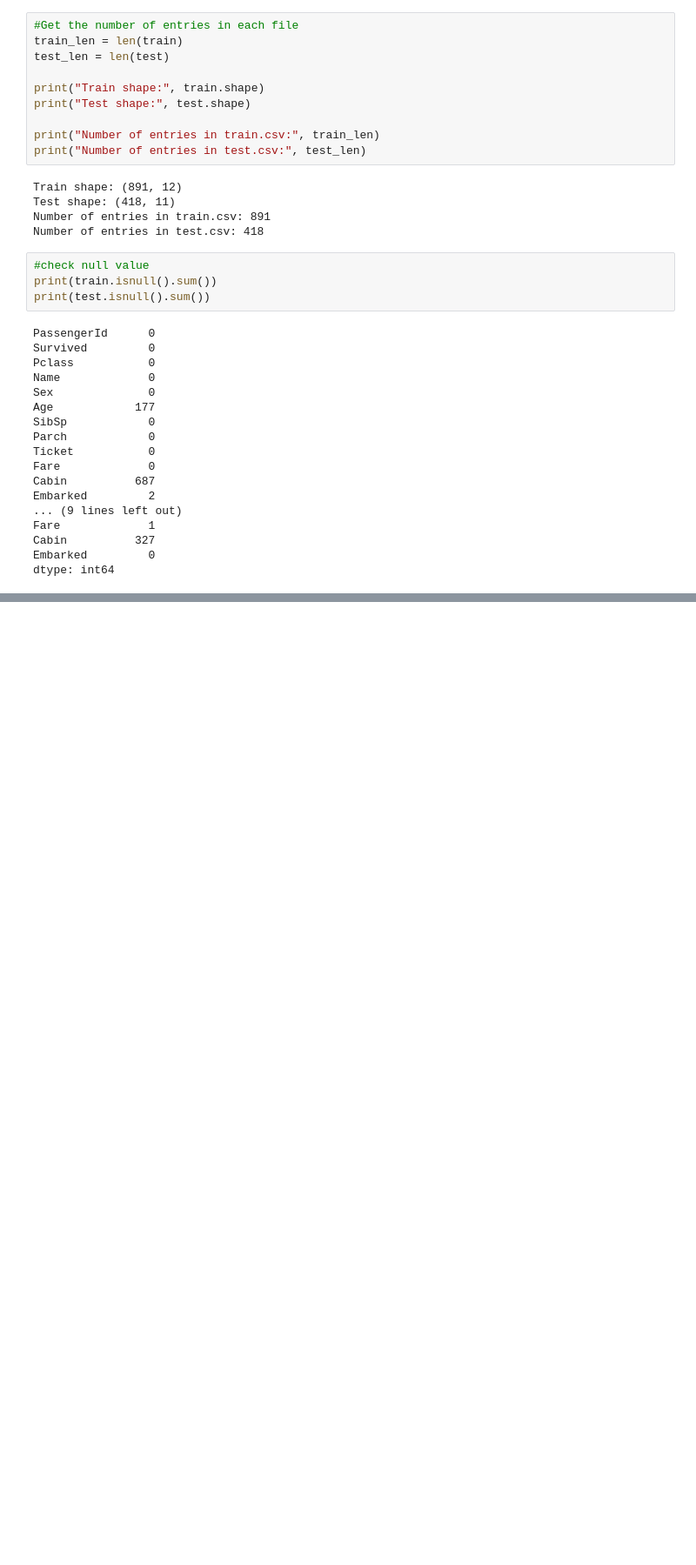
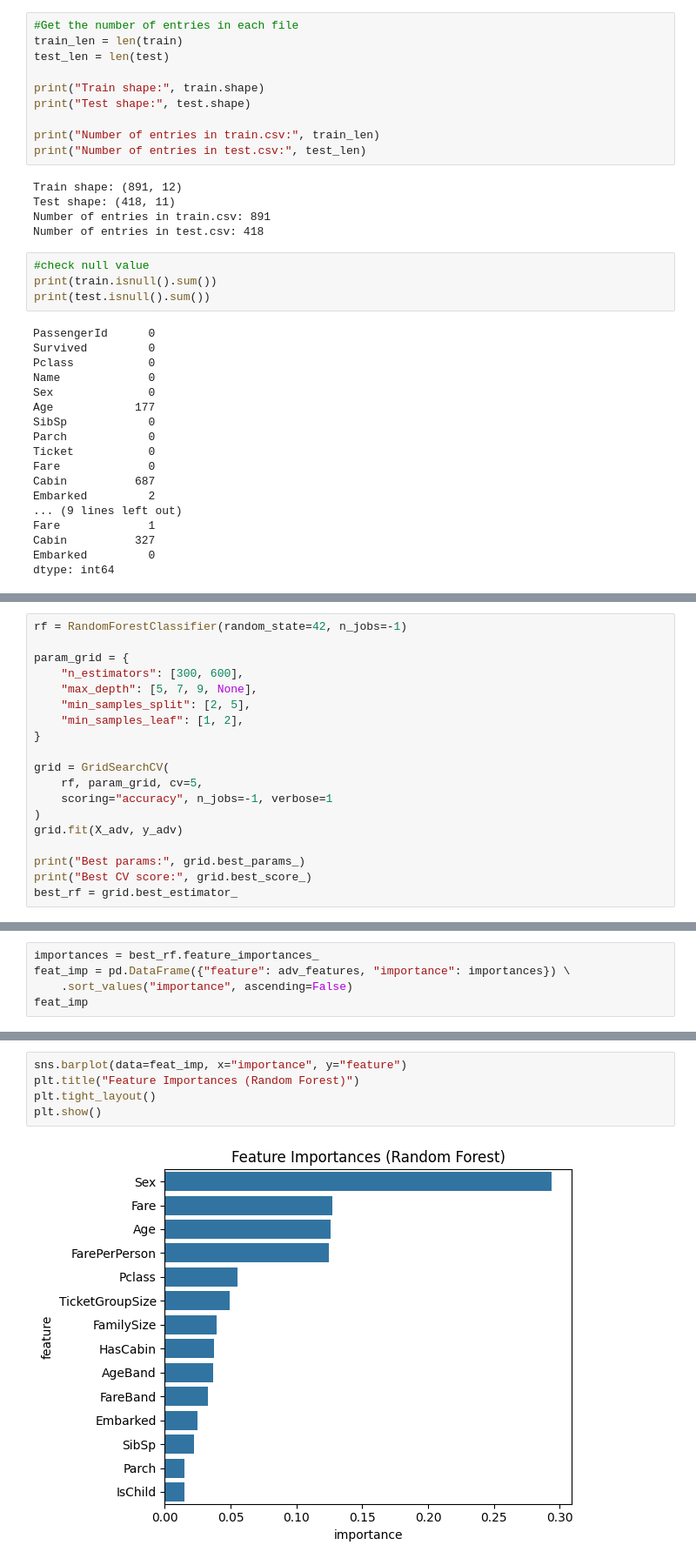
Before and after one commit to GarimaSharda/Kaggle-Knowledge-Project-Titanic, a Jupyter notebook: Kaggle_Titanic_project.ipynb, the cells around one changed output, grey strips where cells are left out. Shown: that part at 87% size. Saved outputs shown, nothing was run; the diff lists cells and outputs as text; blank space fills up the shorter version.

```diff
--- a/Kaggle_Titanic_project.ipynb
+++ b/Kaggle_Titanic_project.ipynb
@@ -542,0 +349,19 @@ submission.to_csv("submission_tuned_rf.csv", index=False)
+# %%
+rf = RandomForestClassifier(random_state=42, n_jobs=-1)
+
+param_grid = {
+    "n_estimators": [300, 600],
+    "max_depth": [5, 7, 9, None],
+    "min_samples_split": [2, 5],
+    "min_samples_leaf": [1, 2],
+}
+
+grid = GridSearchCV(
+    rf, param_grid, cv=5,
+    scoring="accuracy", n_jobs=-1, verbose=1
+)
+grid.fit(X_adv, y_adv)
+
+print("Best params:", grid.best_params_)
+print("Best CV score:", grid.best_score_)
+best_rf = grid.best_estimator_
@@ -542,0 +374,5 @@ submission.to_csv("submission_tuned_rf.csv", index=False)
+# %%
+importances = best_rf.feature_importances_
+feat_imp = pd.DataFrame({"feature": adv_features, "importance": importances}) \
+    .sort_values("importance", ascending=False)
+feat_imp
@@ -542,0 +395,7 @@ submission.to_csv("submission_tuned_rf.csv", index=False)
+# %%
+sns.barplot(data=feat_imp, x="importance", y="feature")
+plt.title("Feature Importances (Random Forest)")
+plt.tight_layout()
+plt.show()
+# %% [output]
+[figure, added]
```
Also changed, not shown: parts of 58 cells of this notebook.
